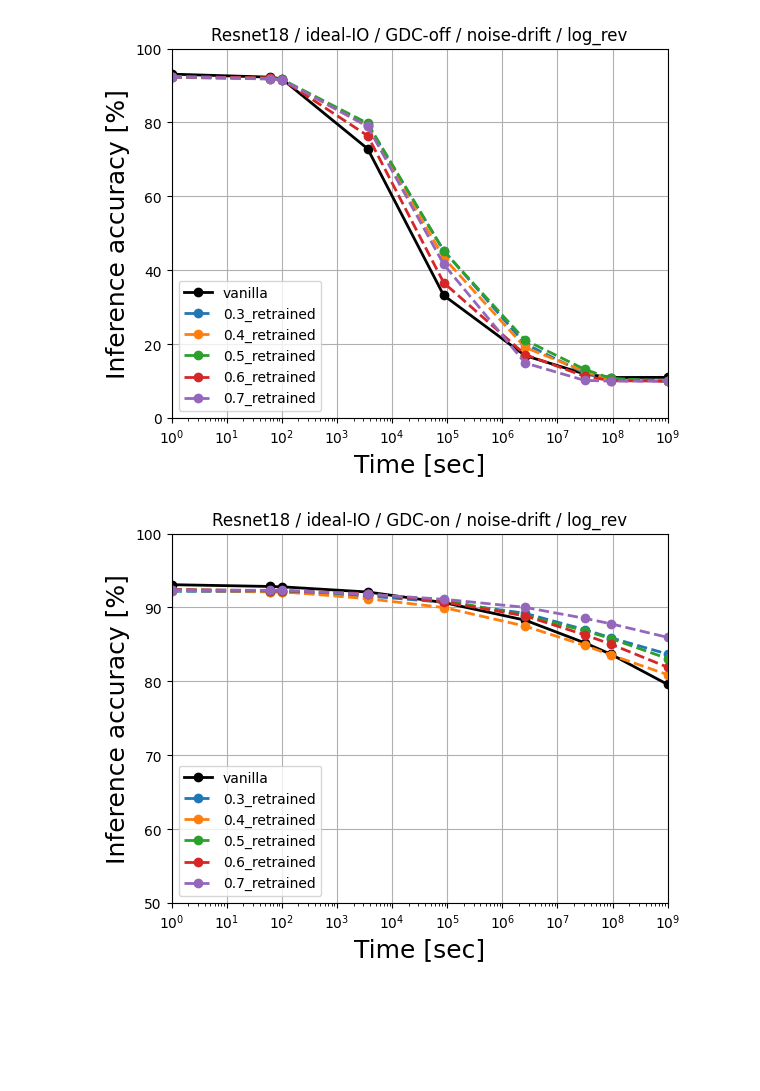
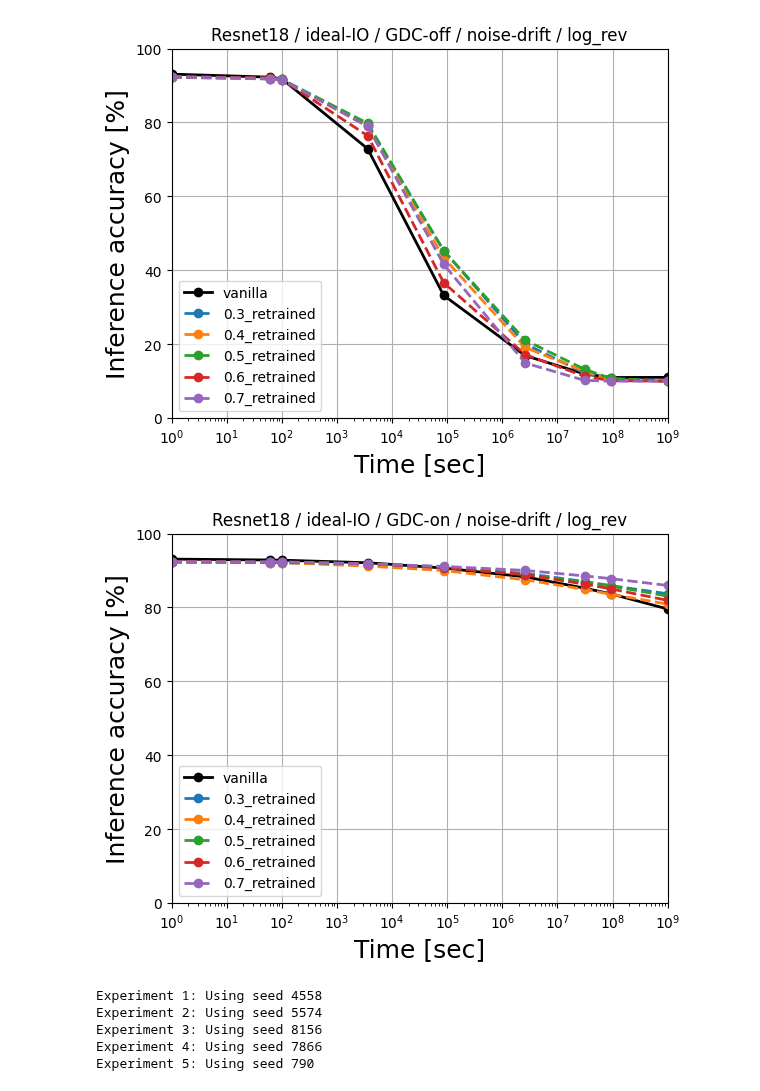
Before and after one commit to PRAM-weight-biasing/PRAM-weight-biasing, a Jupyter notebook: z_data_processing/250319_acc_plot.ipynb, the cells around one changed output. Cells and saved outputs as stored; diff of their text form; code cells hidden in the pictures; blank space fills up the shorter version.

```diff
--- a/z_data_processing/250319_acc_plot.ipynb
+++ b/z_data_processing/250319_acc_plot.ipynb
@@ -60,3 +57,0 @@ array(['vanilla', '0.3_retrained', '0.4_retrained', '0.5_retrained',
-# %%
-df_pivot = df.pivot_table(index=pivot_index, columns='model_type', values='accuracy', aggfunc='mean')
-df_pivot.reset_index(inplace=True) # index to columns
@@ -64,0 +148,39 @@ df_pivot.reset_index(inplace=True) # index to columns
+# %%
+import matplotlib.pyplot as plt
+
+fig, ((ax1, ax2), (ax3, ax4)) = plt.subplots(2, 2, figsize=(20, 16))
+plt.rcParams.update({'font.size': 12})
+
+def plot_accuracy_re(ax, df_pivot, title):
+    x = df_pivot['inf_time']
+
+    ax.grid(True)
+    ax.plot(x, df_pivot['vanilla'], marker='o', label='vanilla', linewidth=2, color='k')
+
+    # Plot retrained models
+    for ratio in ['0.3', '0.4', '0.5', '0.6', '0.7']:
+        ax.plot(x, df_pivot[f'{ratio}_retrained'], marker='o',
+                label=f'{ratio}_retrained', linestyle='--', linewidth=2)
+
+    # # Plot pruned models
+    # for ratio in ['0.3', '0.4', '0.5', '0.6', '0.7']:
+    #     ax.plot(x, df_pivot[f'{ratio}_pruned'], marker='^',
+    #             label=f'{ratio}_pruned', linestyle=':', linewidth=2)
+
+    ax.set_title(title)
+    ax.set_xlabel('Time [sec]', fontsize=14)
+    ax.set_ylabel('Inference accuracy [%]', fontsize=14)
+    ax.set_ylim(0, 100)
+    ax.set_xlim(1, 1000000000)
+    ax.set_xscale('log')
+    ax.legend(fontsize=10, loc='lower left', bbox_to_anchor=(0.0, 0.0))
+
+# Plot each condition
+plot_accuracy_re(ax1, df_o_o_pivot, "Ideal-IO / GDC-on")
+plot_accuracy_re(ax2, df_o_x_pivot, "Ideal-IO / GDC-off")
+plot_accuracy_re(ax3, df_x_o_pivot, "Nonideal-IO / GDC-on")
+plot_accuracy_re(ax4, df_x_x_pivot, "Nonideal-IO / GDC-off")
+
+plt.suptitle("Resnet18 / noise-drift / log_rev (*seed 42)", fontsize=16, y=1.02)
+plt.tight_layout()
+plt.show()
@@ -121,28 +279,49 @@ plt.show()
 # %%
 import matplotlib.pyplot as plt
 
 x = df_pivot['inf_time']
 
 plt.grid(True)
 
 plt.plot(x,df_pivot['vanilla'], marker='o', label = 'vanilla', linewidth=2, color='k')
 
 plt.plot(x,df_pivot['0.3_retrained'], marker='o', label = '0.3_retrained', linestyle='--', linewidth=2)
 plt.plot(x,df_pivot['0.4_retrained'], marker='o', label = '0.4_retrained', linestyle='--', linewidth=2)
 plt.plot(x,df_pivot['0.5_retrained'], marker='o', label = '0.5_retrained', linestyle='--', linewidth=2)
 plt.plot(x,df_pivot['0.6_retrained'], marker='o', label = '0.6_retrained', linestyle='--', linewidth=2)
 plt.plot(x,df_pivot['0.7_retrained'], marker='o', label = '0.7_retrained', linestyle='--', linewidth=2)
 
 
 plt.title("Resnet18 / ideal-IO / GDC-on / noise-drift / log_rev")
 plt.legend(fontsize=10, loc='lower left', bbox_to_anchor=(0.0, 0.0))
 plt.xlabel('Time [sec]',fontsize=18)
 plt.ylabel('Inference accuracy [%]', fontsize=18) #, fontweight='demi'
 # plt.xticks(fontsize/14)
 
-plt.ylim(50,100)
+plt.ylim(0,100)
 plt.xlim(1,1000000000)
 plt.xscale('log')
 plt.show()
 # %% [output]
-[figure, old version]
+[figure, new version]
+# %%
+import random
+import numpy as np
+import torch
+
+num_experiments = 5  # 실행 횟수
+
+for i in range(num_experiments):
+    seed = random.randint(0, 10000)  # 매번 랜덤한 seed 값 생성
+    random.seed(seed)  # Python 랜덤 시드 설정
+    np.random.seed(seed)  # NumPy 랜덤 시드 설정
+    torch.manual_seed(seed)  # PyTorch 랜덤 시드 설정
+    torch.cuda.manual_seed_all(seed)  # GPU 사용 시 시드 설정
+
+    print(f"Experiment {i+1}: Using seed {seed}")
+# %% [output]
+Experiment 1: Using seed 4558
+Experiment 2: Using seed 5574
+Experiment 3: Using seed 8156
+Experiment 4: Using seed 7866
+Experiment 5: Using seed 790
```
Also changed, not shown: parts of 11 cells of this notebook, 5 other files.
